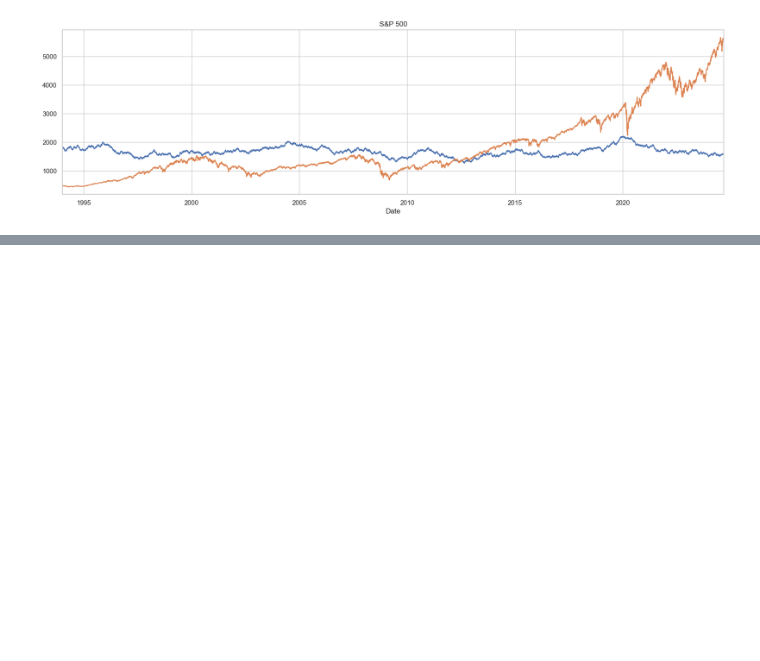
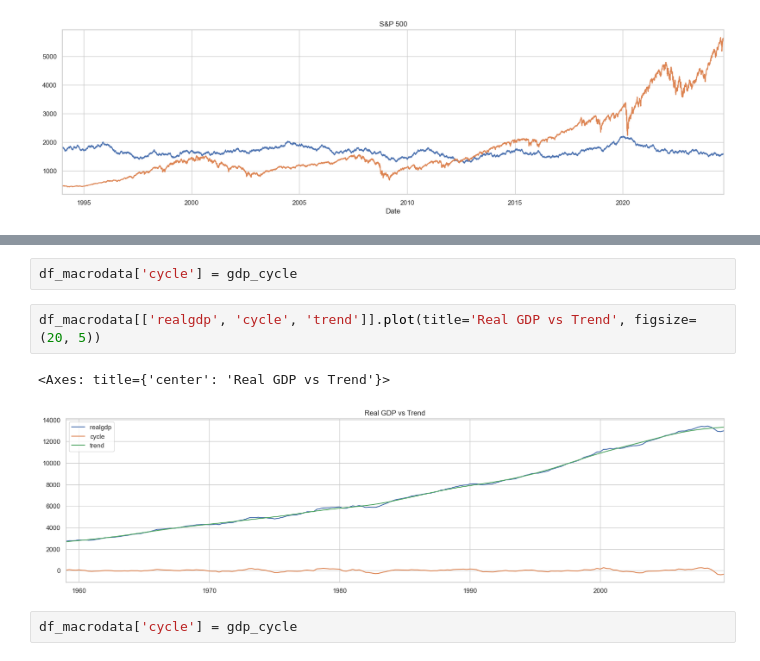
Before and after one commit to sevann-radhak/UBA-AST, a Jupyter notebook: clase2/clase2.ipynb, the cells around one changed output, grey strips where cells are left out. Drawn from its saved outputs; the diff is of its cells as text; blank space fills up the shorter version.

```diff
--- a/clase2/clase2.ipynb
+++ b/clase2/clase2.ipynb
@@ -184,0 +214,9 @@ df_yfinance['spx'].plot(title='S&P 500')
+# %%
+df_macrodata['cycle'] = gdp_cycle
+# %%
+df_macrodata[['realgdp', 'cycle', 'trend']].plot(title='Real GDP vs Trend', figsize=(20, 5))
+# %% [output]
+<Axes: title={'center': 'Real GDP vs Trend'}>
+[figure, added]
+# %%
+df_macrodata['cycle'] = gdp_cycle
```
Also changed, not shown: parts of 25 cells of this notebook.
